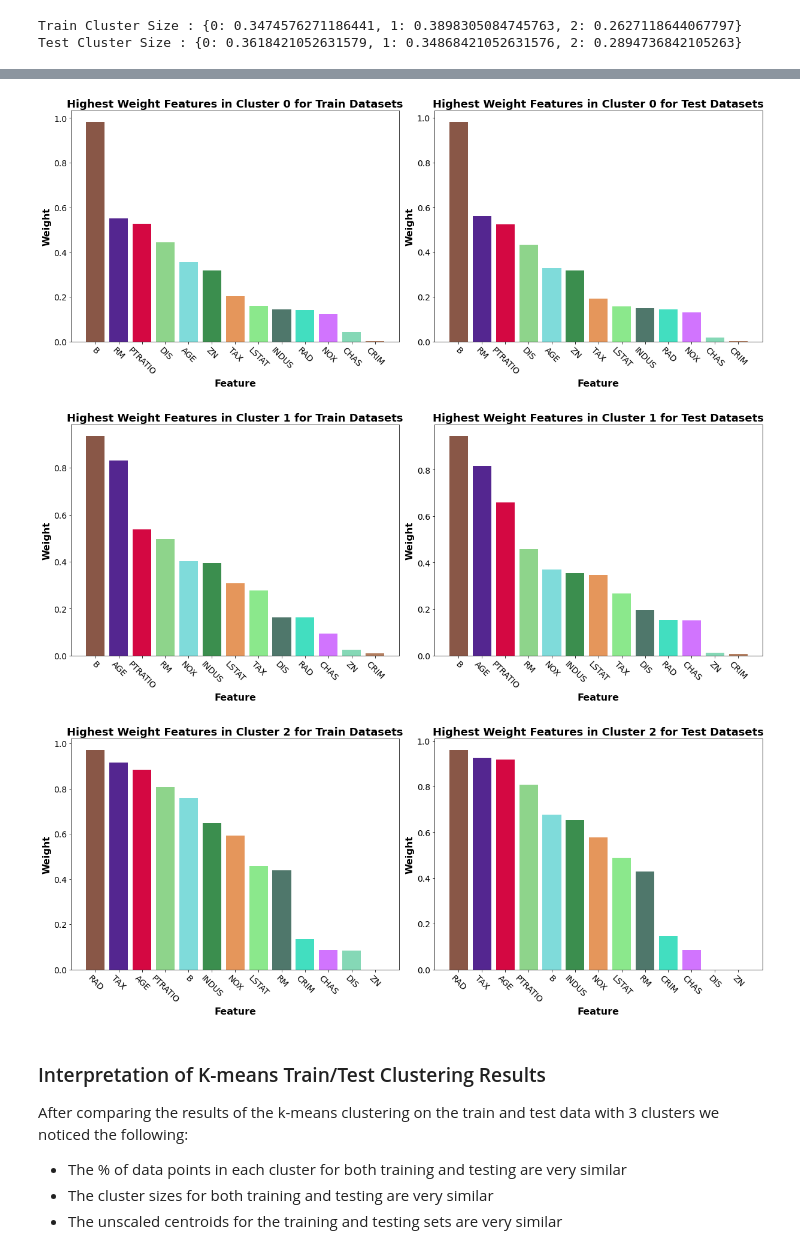
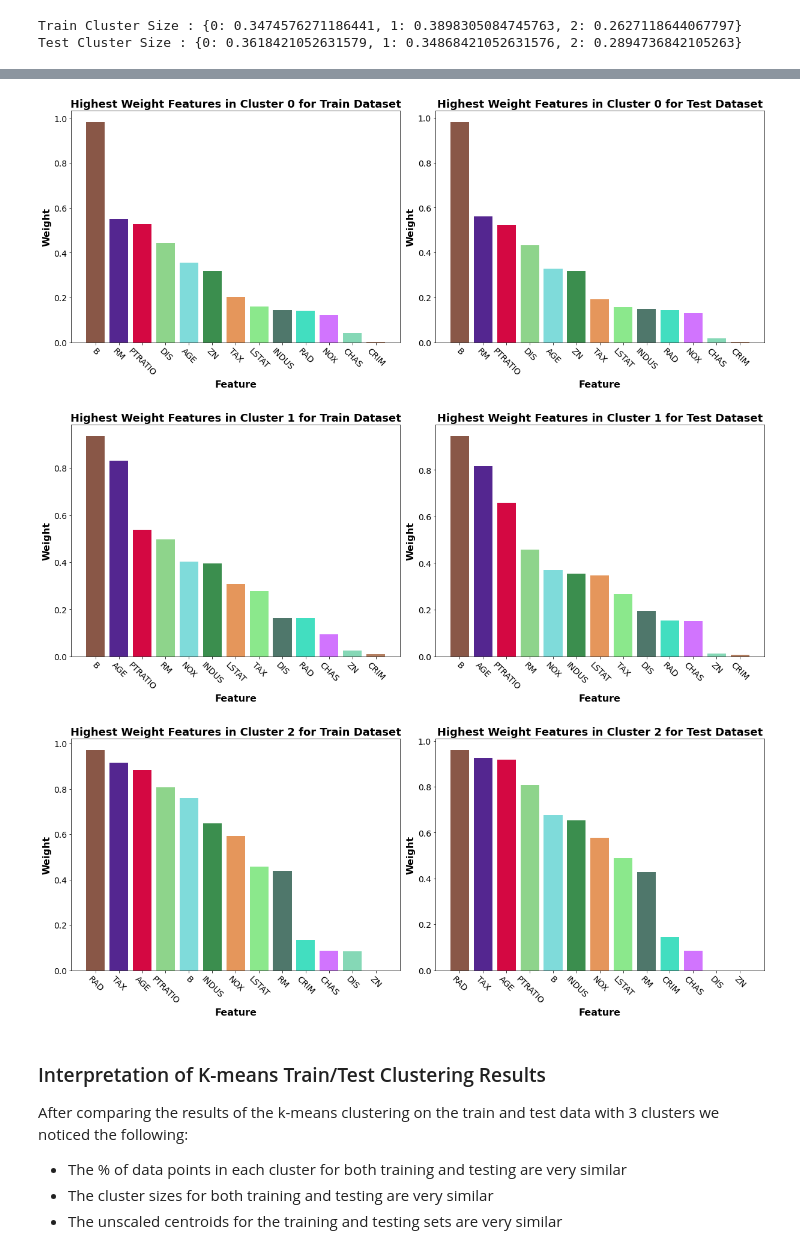
Before and after one commit to zqw86713/MSCA_31008_0N01_Winter_2023_Data_Mining_Principles, a Jupyter notebook: Assignment2/MScA_31008_Group_Assignment_2.ipynb, the cells around one changed output, grey strips where cells are left out. Saved outputs shown, nothing was run; the diff lists cells and outputs as text; code cells hidden in the pictures.

```diff
--- a/Assignment2/MScA_31008_Group_Assignment_2.ipynb
+++ b/Assignment2/MScA_31008_Group_Assignment_2.ipynb
@@ -372,38 +372,38 @@ test_feature_importances = get_cluster_feature_weights(test_cluster.n_clusters,
 
 random.seed(no_of_features)
 colors = ["#"+''.join([random.choice('0123456789ABCDEF') for j in range(6)])
              for i in range(number_of_colors)]
 
 for j in range(0, optimal_clusters):
     cluster_label = j
 
     train_feature_weights = train_feature_importances[j]
     df_feature_weight = pd.DataFrame(train_feature_weights[:no_of_features], columns=["Feature", "Weight"])
 
     fig, (ax0, ax1) = plt.subplots(1, 2, figsize=(17,7))
     ax0.tick_params(axis='both', which='major', labelsize=14)
     ax0.bar(df_feature_weight["Feature"], df_feature_weight["Weight"], color = colors)
     ax0.set_xlabel('Feature', fontsize=16, fontweight='bold')
     ax0.set_ylabel('Weight', fontsize=16, fontweight='bold')
     ax0.set_xticklabels(ax0.get_xticklabels(), rotation = -45)
-    ax0.set_title(f'Highest Weight Features in Cluster {cluster_label} for Train Datasets', fontsize=18, fontweight='bold')
+    ax0.set_title(f'Highest Weight Features in Cluster {cluster_label} for Train Dataset', fontsize=18, fontweight='bold')
 
     test_feature_weights = test_feature_importances[j]
     df_feature_weight = pd.DataFrame(test_feature_weights[:no_of_features], columns=["Feature", "Weight"])
 
     ax1.tick_params(axis='both', which='major', labelsize=14)
     ax1.bar(df_feature_weight["Feature"], df_feature_weight["Weight"], color = colors)
     ax1.set_xlabel('Feature', fontsize=16, fontweight='bold')
     ax1.set_ylabel('Weight', fontsize=16, fontweight='bold')
     ax1.set_xticklabels(ax0.get_xticklabels(), rotation = -45)
-    ax1.set_title(f'Highest Weight Features in Cluster {cluster_label} for Test Datasets', fontsize=18, fontweight='bold')
+    ax1.set_title(f'Highest Weight Features in Cluster {cluster_label} for Test Dataset', fontsize=18, fontweight='bold')
 
     fig.tight_layout()
     plt.show()
 # %% [output]
-[figure, old version]
+[figure, new version]
-[figure, old version]
+[figure, new version]
-[figure, old version]
+[figure, new version]
 # %% [markdown]
 ### Interpretation of K-means Train/Test Clustering Results
 After comparing the results of the k-means clustering on the train and test data with 3 clusters we noticed the following:
```
